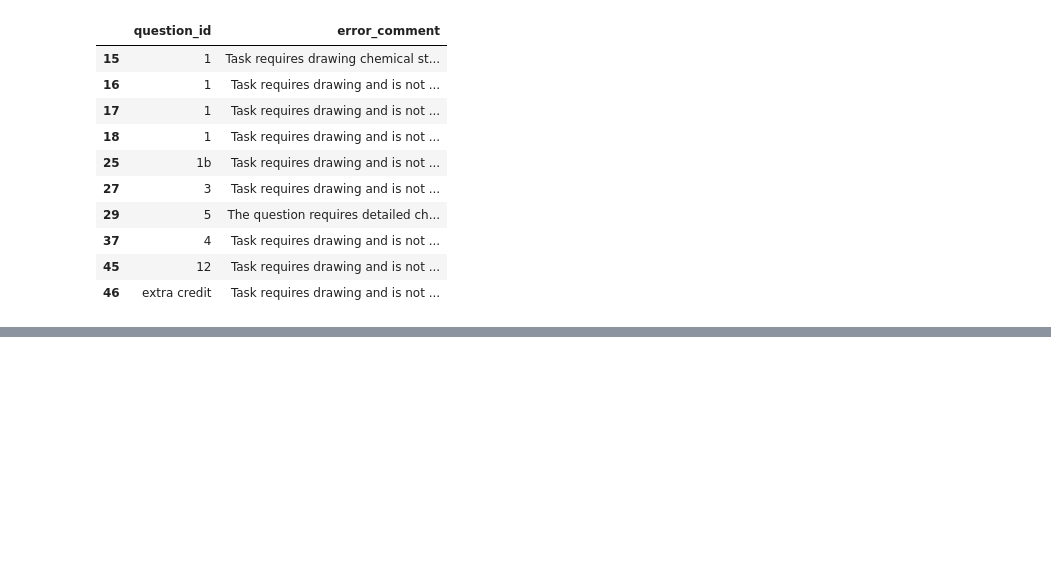
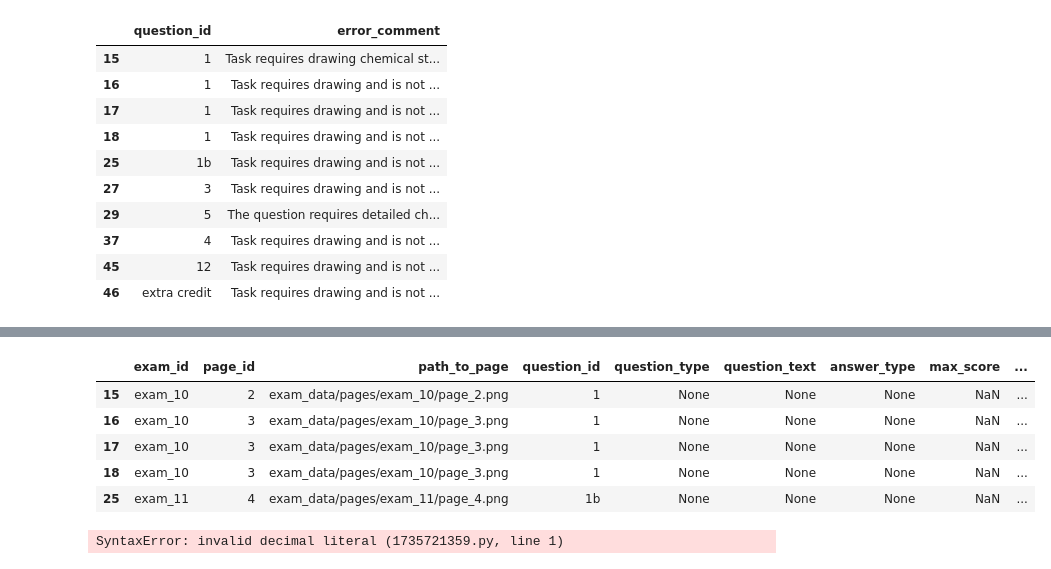
Before and after one commit to SergeiNikolenko/SpectralixBenchmark, a Jupyter notebook: scripts/parsing/analyse.ipynb, the cells around one changed output, grey strips where cells are left out. Saved outputs shown, nothing was run; the diff lists cells and outputs as text; code cells hidden in the pictures; blank space fills up the shorter version.

```diff
--- a/scripts/parsing/analyse.ipynb
+++ b/scripts/parsing/analyse.ipynb
@@ -146,0 +181,11 @@ Name: count, dtype: int64
+# %%
+df_clean = df[df['status'] == 'unreadable'].copy()
+
+df_clean.head()
+# %% [output]
+|  | exam_id | page_id | path_to_page | question_id | question_type | question_text | answer_type | max_score | ... |
+| 15 | exam_10 | 2 | exam_data/pages/exam_10/page_2.png | 1 | None | None | None | NaN | ... |
+| 16 | exam_10 | 3 | exam_data/pages/exam_10/page_3.png | 1 | None | None | None | NaN | ... |
+| 17 | exam_10 | 3 | exam_data/pages/exam_10/page_3.png | 1 | None | None | None | NaN | ... |
+| 18 | exam_10 | 3 | exam_data/pages/exam_10/page_3.png | 1 | None | None | None | NaN | ... |
+| 25 | exam_11 | 4 | exam_data/pages/exam_11/page_4.png | 1b | None | None | None | NaN | ... |
@@ -146,0 +194,4 @@ Name: count, dtype: int64
+# %%
+https://drive.google.com/file/d/1BYjcPHuT_d5zf888xn8GSLaGAPqN1S3Y/view?usp=sharing
+# %% [output]
+SyntaxError: invalid decimal literal (1735721359.py, line 1)
```
Also changed, not shown: parts of 6 cells of this notebook, 1 other file.
